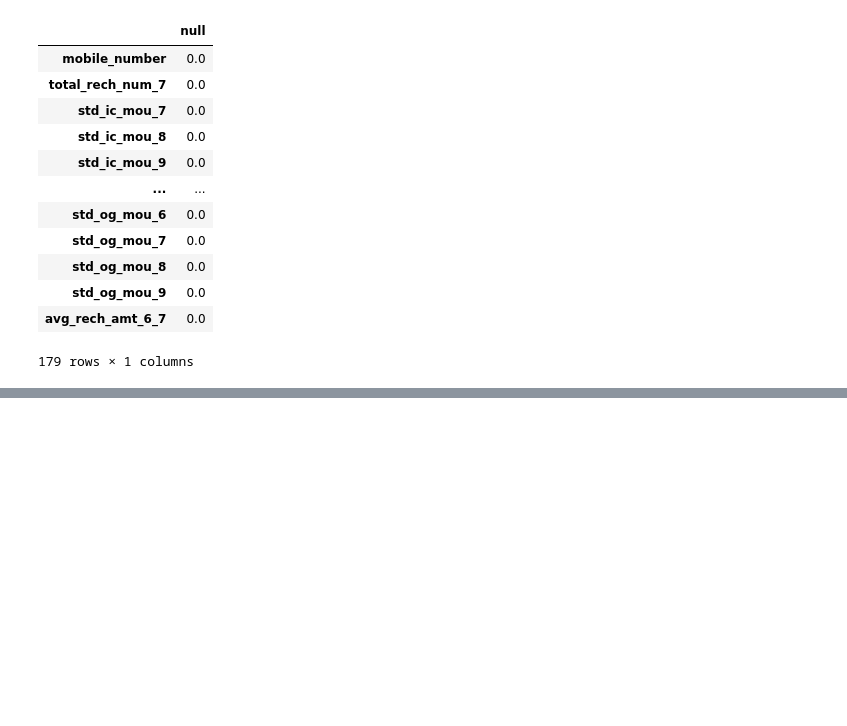
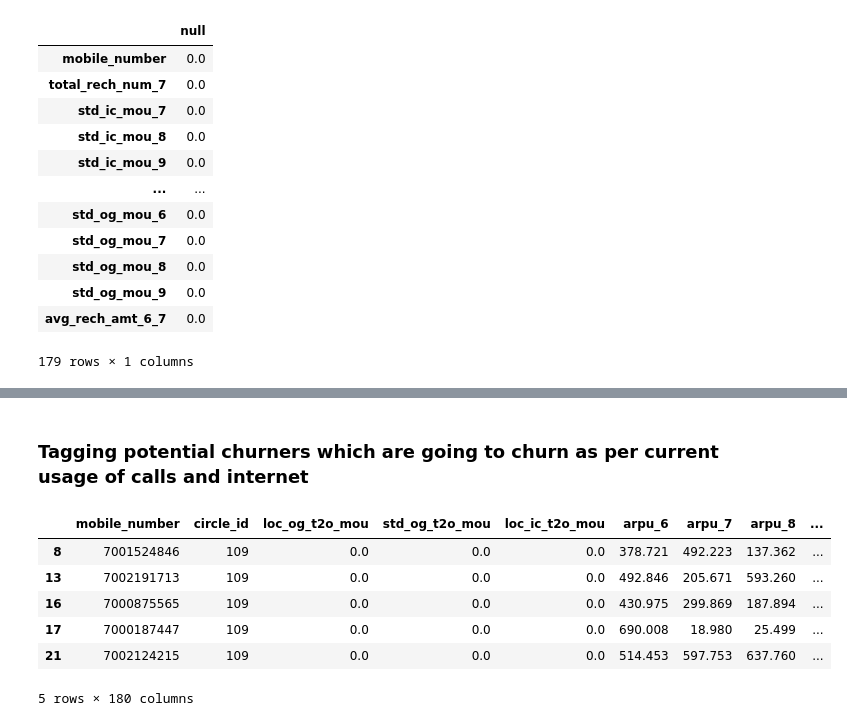
Before and after one commit to bunnynoddy14/Telecom-Churn-UpGrade, a Jupyter notebook: Telecom_churn_Case_study.ipynb, the cells around one changed output, grey strips where cells are left out. Cells and saved outputs as stored; diff of their text form; code cells hidden in the pictures; blank space fills up the shorter version.

```diff
--- a/Telecom_churn_Case_study.ipynb
+++ b/Telecom_churn_Case_study.ipynb
@@ -360,0 +361,14 @@ df.shape
+# %% [markdown]
+### Tagging potential churners which are going to churn as per current usage of calls and internet
+# %%
+df['churn'] = np.where((df['total_ic_mou_9']==0) & (df['total_og_mou_9']==0) & (df['vol_2g_mb_9']==0) & (df['vol_3g_mb_9']==0), 1, 0)
+# %%
+df.head()
+# %% [output]
+|  | mobile_number | circle_id | loc_og_t2o_mou | std_og_t2o_mou | loc_ic_t2o_mou | arpu_6 | arpu_7 | arpu_8 | ... |
+| 8 | 7001524846 | 109 | 0.0 | 0.0 | 0.0 | 378.721 | 492.223 | 137.362 | ... |
+| 13 | 7002191713 | 109 | 0.0 | 0.0 | 0.0 | 492.846 | 205.671 | 593.260 | ... |
+| 16 | 7000875565 | 109 | 0.0 | 0.0 | 0.0 | 430.975 | 299.869 | 187.894 | ... |
+| 17 | 7000187447 | 109 | 0.0 | 0.0 | 0.0 | 690.008 | 18.980 | 25.499 | ... |
+| 21 | 7002124215 | 109 | 0.0 | 0.0 | 0.0 | 514.453 | 597.753 | 637.760 | ... |
+5 rows × 180 columns
```
Also changed, not shown: parts of 34 cells of this notebook.
